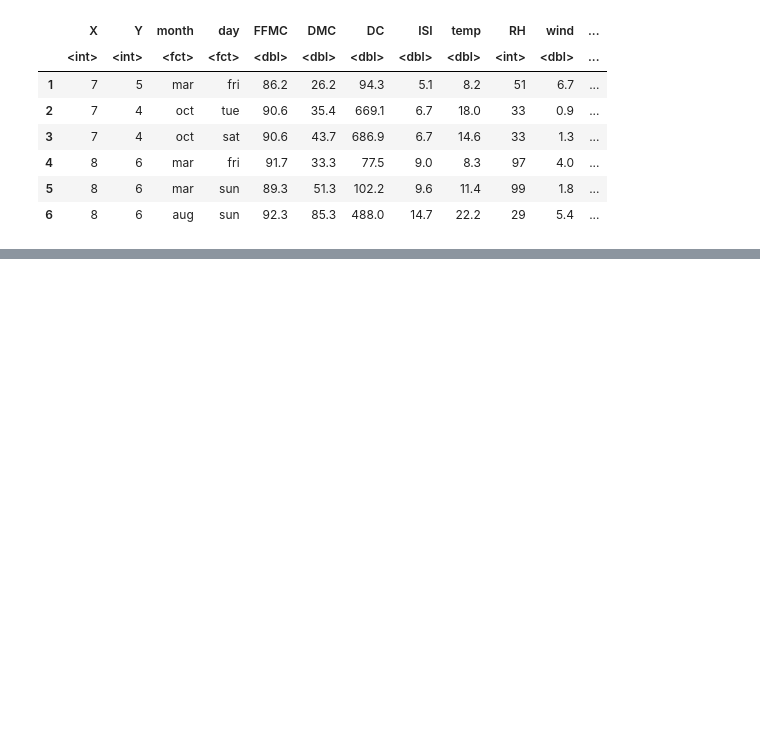
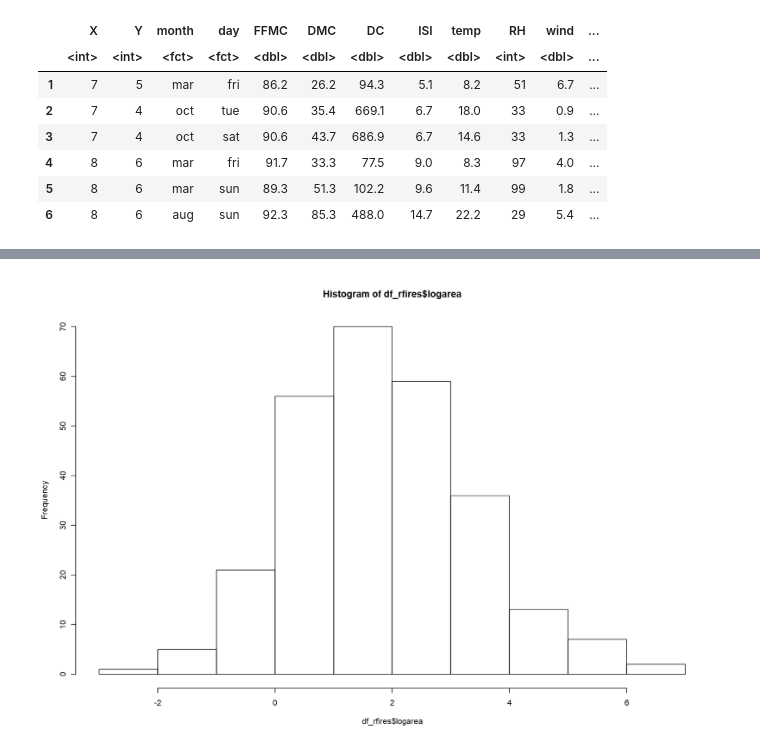
Before and after one commit to Agewerc/Bushfire-Analysis, a Jupyter notebook: Bushfire_Analysis_Area_Prediction.ipynb, the cells around one changed output, grey strips where cells are left out. Saved outputs shown, nothing was run; the diff lists cells and outputs as text; code cells hidden in the pictures; blank space fills up the shorter version.

```diff
--- a/Bushfire_Analysis_Area_Prediction.ipynb
+++ b/Bushfire_Analysis_Area_Prediction.ipynb
@@ -41,0 +58,3 @@ summary(df_fires)
+# %%
+breaks = seq(range(df_rfires$area)[1], range(df_rfires$area)[2]+10, by=50)
+df_rfires$size_area = cut(df_rfires$area, breaks, right=FALSE)
@@ -41,0 +81,5 @@ summary(df_fires)
+# %%
+df_rfires$logarea <- ifelse(df_rfires$area > 0, log(df_rfires$area), NA)
+hist(df_rfires$logarea)
+# %% [output]
+[figure, added]
```
Also changed, not shown: parts of 22 cells of this notebook.
